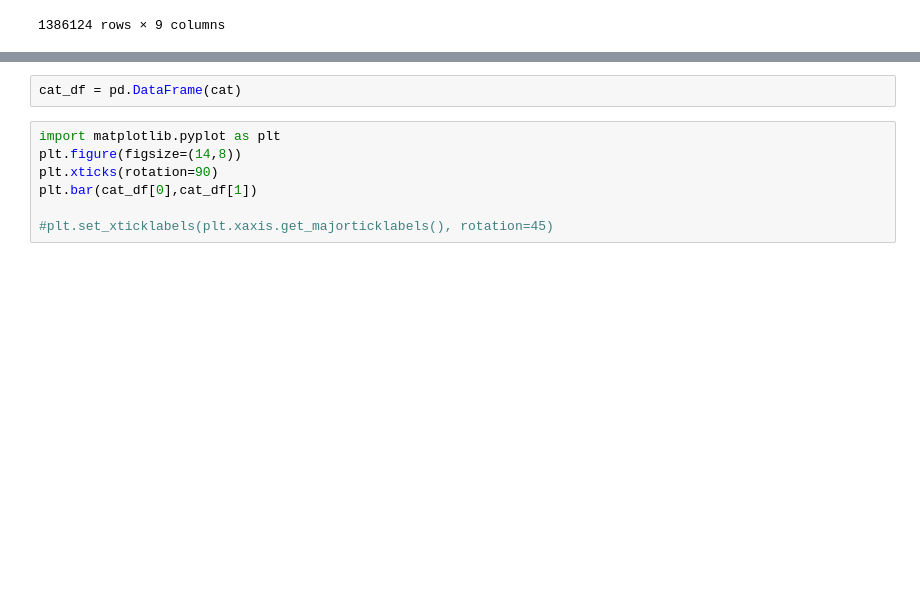
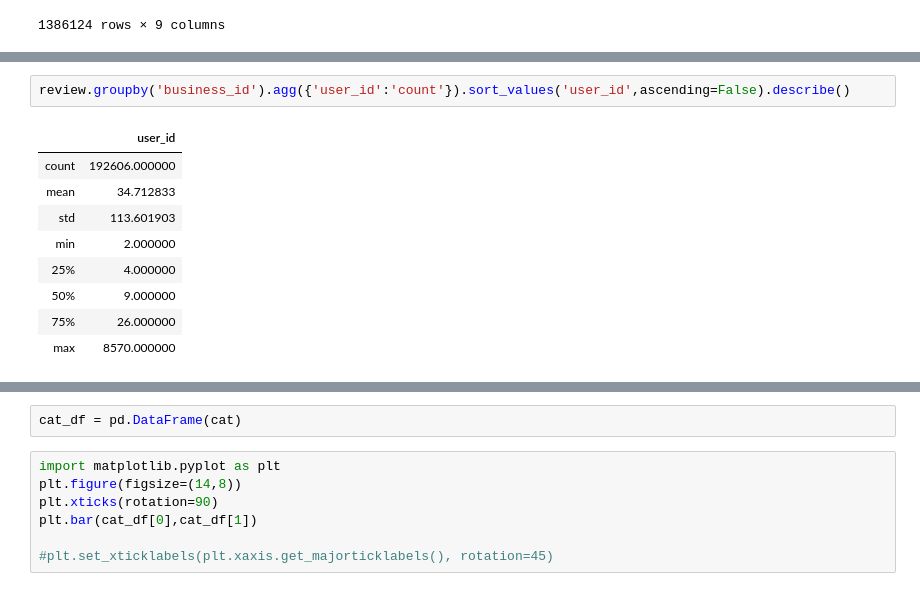
Before and after one commit to wonchankim97/Yelp-Recommender, a Jupyter notebook: EDA_KISOO.ipynb, the cells around one changed output, grey strips where cells are left out. Cells and saved outputs as stored; diff of their text form; blank space fills up the shorter version.

```diff
--- a/EDA_KISOO.ipynb
+++ b/EDA_KISOO.ipynb
@@ -124,0 +131,12 @@ review_restaurant
+# %%
+review.groupby('business_id').agg({'user_id':'count'}).sort_values('user_id',ascending=False).describe()
+# %% [output]
+|  | user_id |
+| count | 192606.000000 |
+| mean | 34.712833 |
+| std | 113.601903 |
+| min | 2.000000 |
+| 25% | 4.000000 |
+| 50% | 9.000000 |
+| 75% | 26.000000 |
+| max | 8570.000000 |
```
Also changed, not shown: parts of 7 cells of this notebook, 6 other files.
